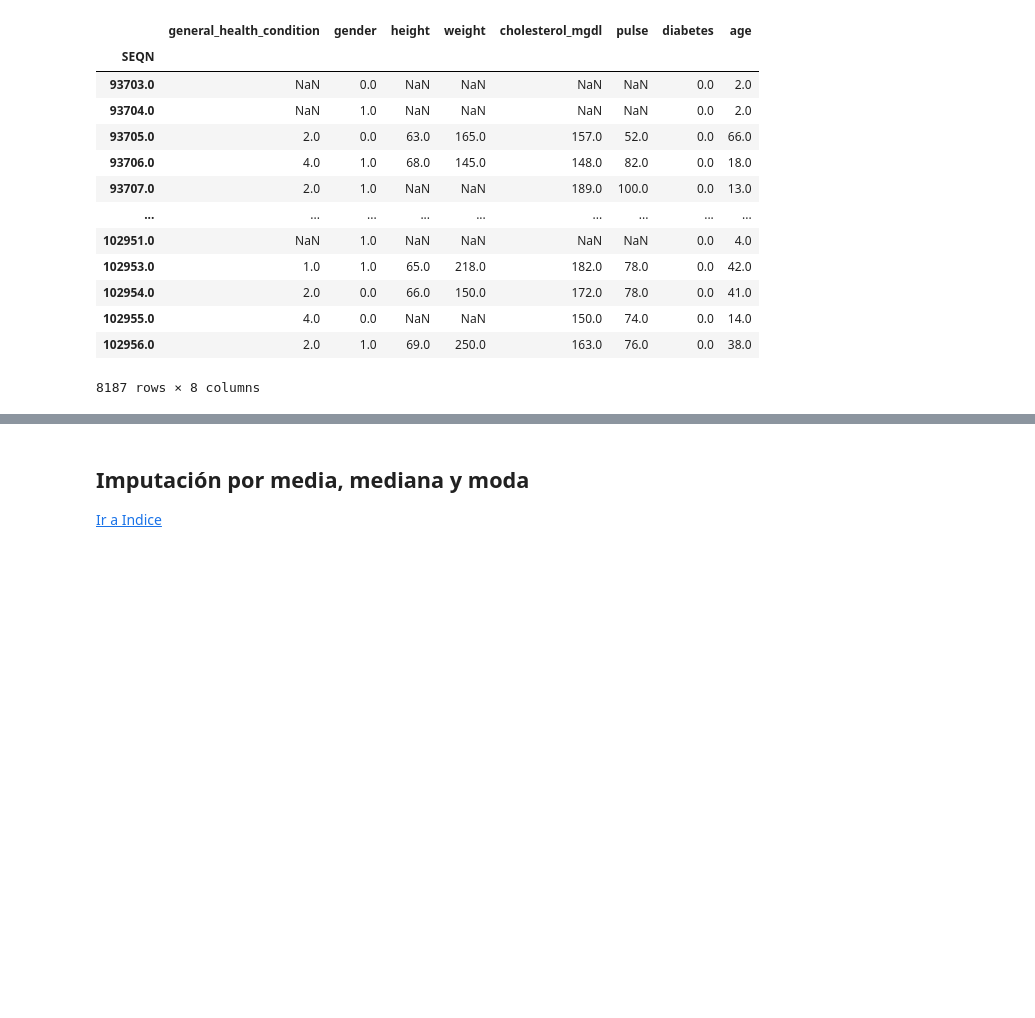
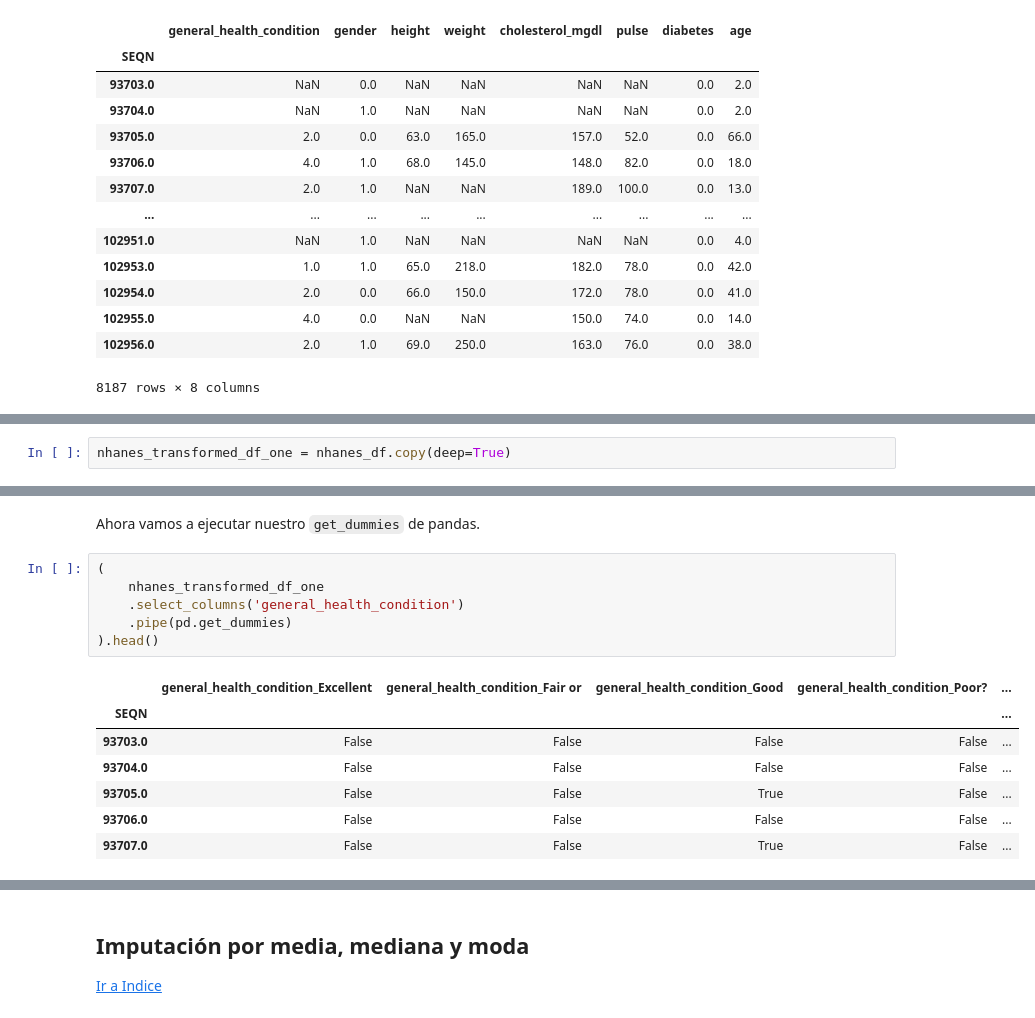
Before and after one commit to DensLopez/imputaci-n, a Jupyter notebook: codes/imputacion.ipynb, the cells around one changed output, grey strips where cells are left out. Cells and saved outputs as stored; diff of their text form; blank space fills up the shorter version.

```diff
--- a/codes/imputacion.ipynb
+++ b/codes/imputacion.ipynb
@@ -1573,0 +1582,2 @@ nhanes_transformed_df
+# %%
+nhanes_transformed_df_one = nhanes_df.copy(deep=True)
@@ -1573,0 +1610,16 @@ nhanes_transformed_df
+# %% [markdown]
+Ahora vamos a ejecutar nuestro `get_dummies`  de pandas.
+# %%
+(
+    nhanes_transformed_df_one
+    .select_columns('general_health_condition')
+    .pipe(pd.get_dummies)
+).head()
+# %% [output]
+|  | general_health_condition_Excellent | general_health_condition_Fair or | general_health_condition_Good | general_health_condition_Poor? | ... |
+| SEQN |  |  |  |  | ... |
+| 93703.0 | False | False | False | False | ... |
+| 93704.0 | False | False | False | False | ... |
+| 93705.0 | False | False | True | False | ... |
+| 93706.0 | False | False | False | False | ... |
+| 93707.0 | False | False | True | False | ... |
```
Also changed, not shown: parts of 36 cells of this notebook.
